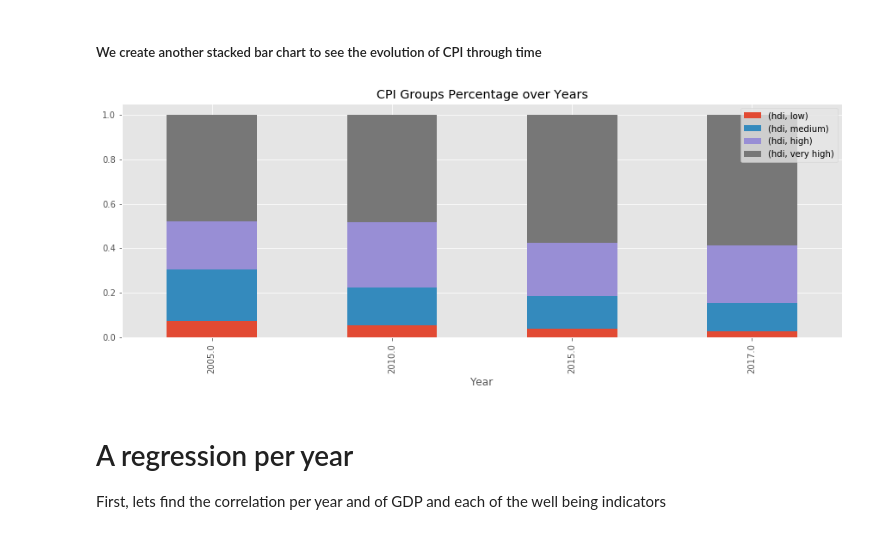
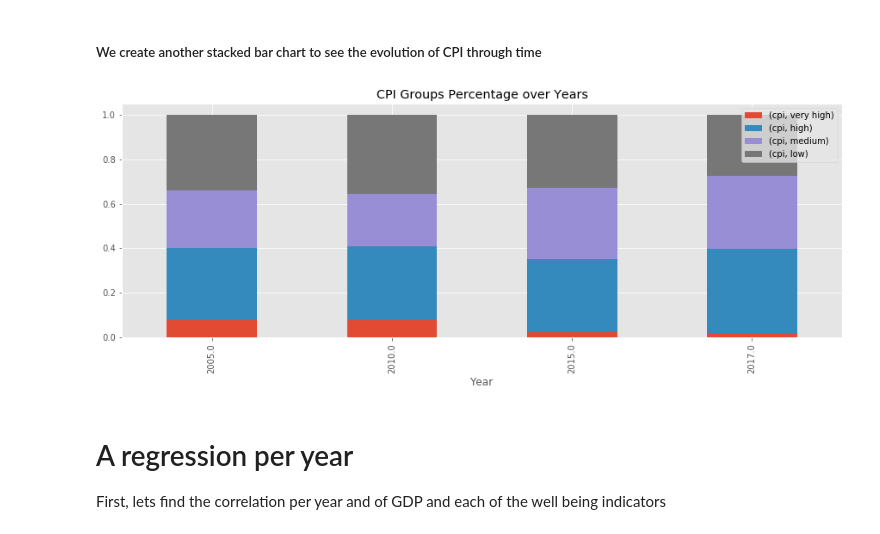
Before and after one commit to matheusgratz/world_bank_vs_human_development_project_1, a Jupyter notebook: PROJECT_FINAL.ipynb, the cells around one changed output. Drawn from its saved outputs; the diff is of its cells as text; code cells hidden in the pictures.

```diff
--- a/PROJECT_FINAL.ipynb
+++ b/PROJECT_FINAL.ipynb
@@ -402,16 +402,16 @@ See the caveats in the documentation: https://pandas.pydata.org/pandas-docs/stab
 # %%
 tps2 = small_world.pivot_table(values = ["cpi"],
                               index = "Year",
                               columns = "CPI group",
                               aggfunc = "sum")
 
-tps = tps.div(tps.sum(1), axis = 0)
-tps.plot(kind = "bar", stacked = True, figsize = (15, 5), title = "CPI Groups Percentage over Years")
+tps2 = tps2.div(tps2.sum(1), axis = 0)
+tps2.plot(kind = "bar", stacked = True, figsize = (15, 5), title = "CPI Groups Percentage over Years")
 plt.legend(loc= "upper right")
 plt.savefig('output_data/sb_2.png')
 plt.show()
 # %% [output]
-[figure, old version]
+[figure, new version]
 # %% [markdown]
 # A regression per year
 
```
Also changed, not shown: 1 other file.
